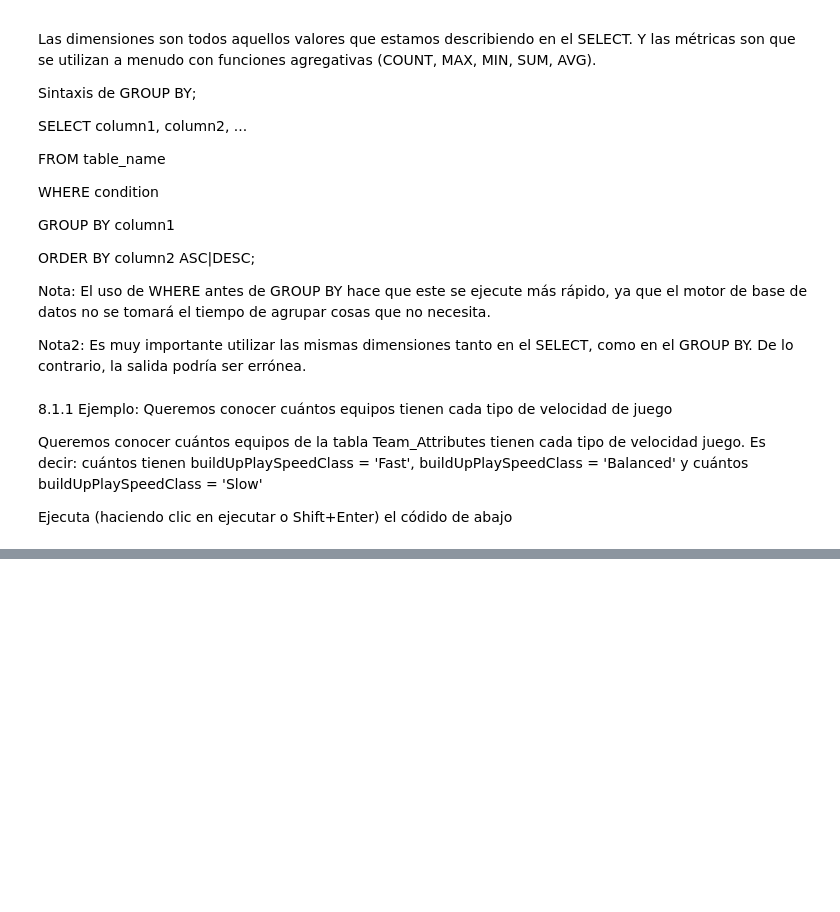
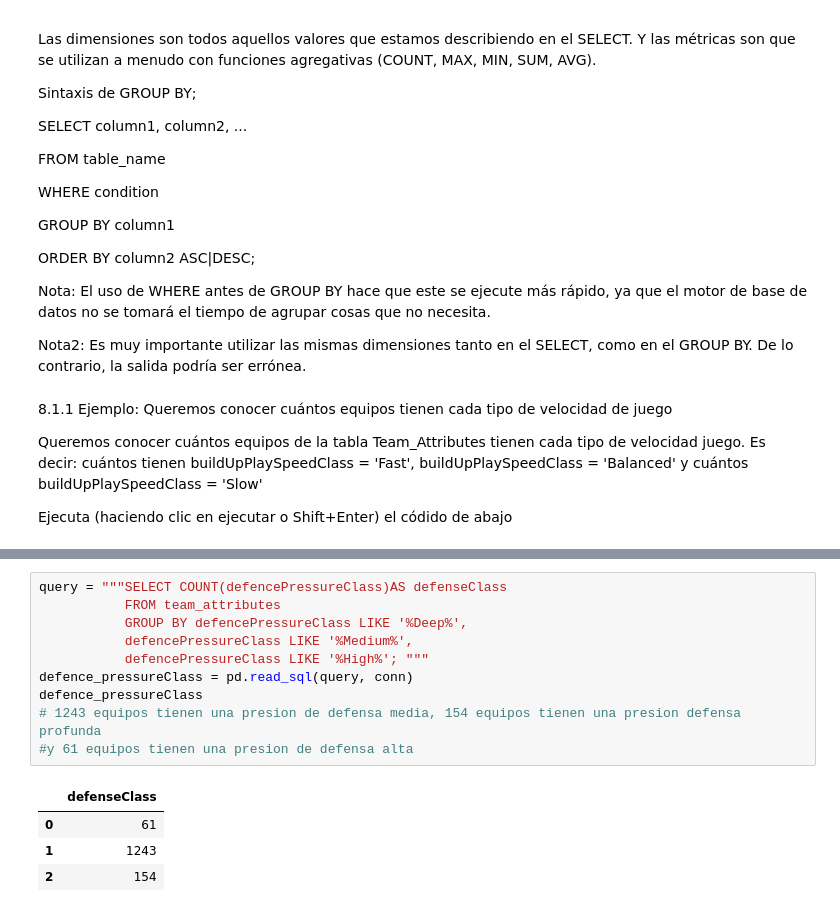
Before and after one commit to miemguri/Talentotech2024, a Jupyter notebook: 4TallerSQL.ipynb, the cells around one changed output, grey strips where cells are left out. Saved outputs shown, nothing was run; the diff lists cells and outputs as text; blank space fills up the shorter version.

```diff
--- a/4TallerSQL.ipynb
+++ b/4TallerSQL.ipynb
@@ -1209,0 +1222,15 @@ teams_speed
+# %%
+query = """SELECT COUNT(defencePressureClass)AS defenseClass
+           FROM team_attributes
+           GROUP BY defencePressureClass LIKE '%Deep%',
+           defencePressureClass LIKE '%Medium%',
+           defencePressureClass LIKE '%High%'; """
+defence_pressureClass = pd.read_sql(query, conn)
+defence_pressureClass
+# 1243 equipos tienen una presion de defensa media, 154 equipos tienen una presion defensa profunda
+#y 61 equipos tienen una presion de defensa alta
+# %% [output]
+|  | defenseClass |
+| 0 | 61 |
+| 1 | 1243 |
+| 2 | 154 |
```
Also changed, not shown: parts of 10 cells of this notebook.
